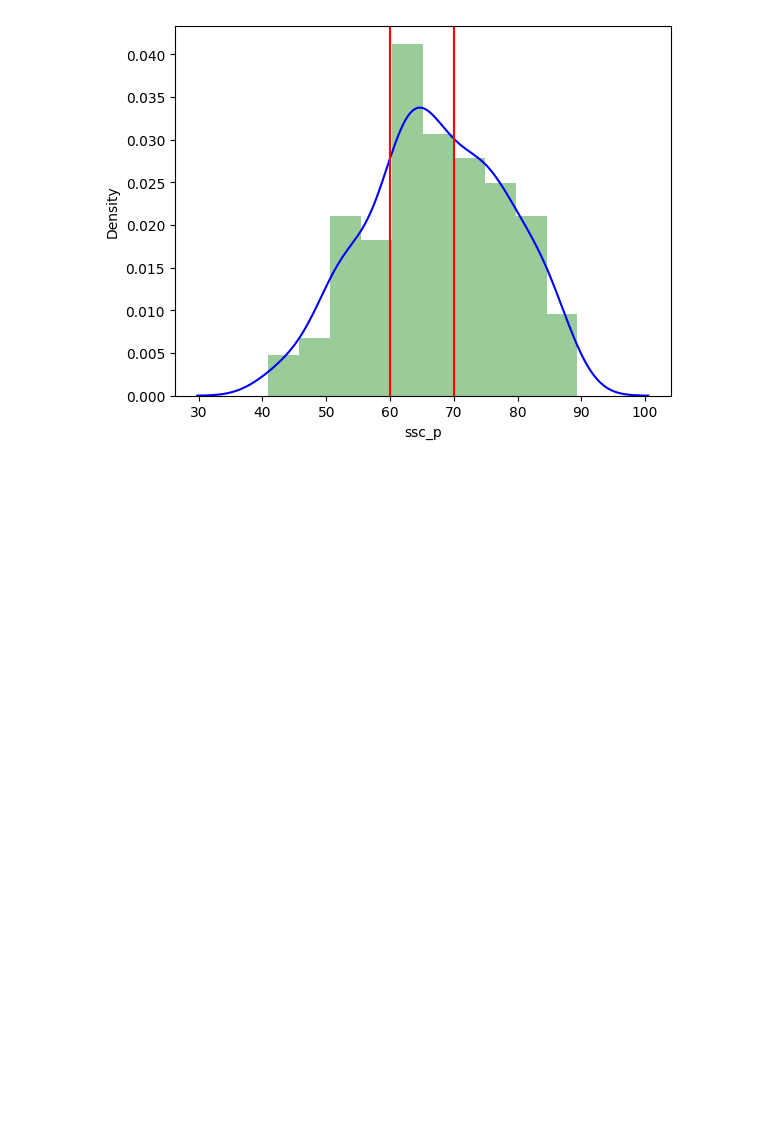
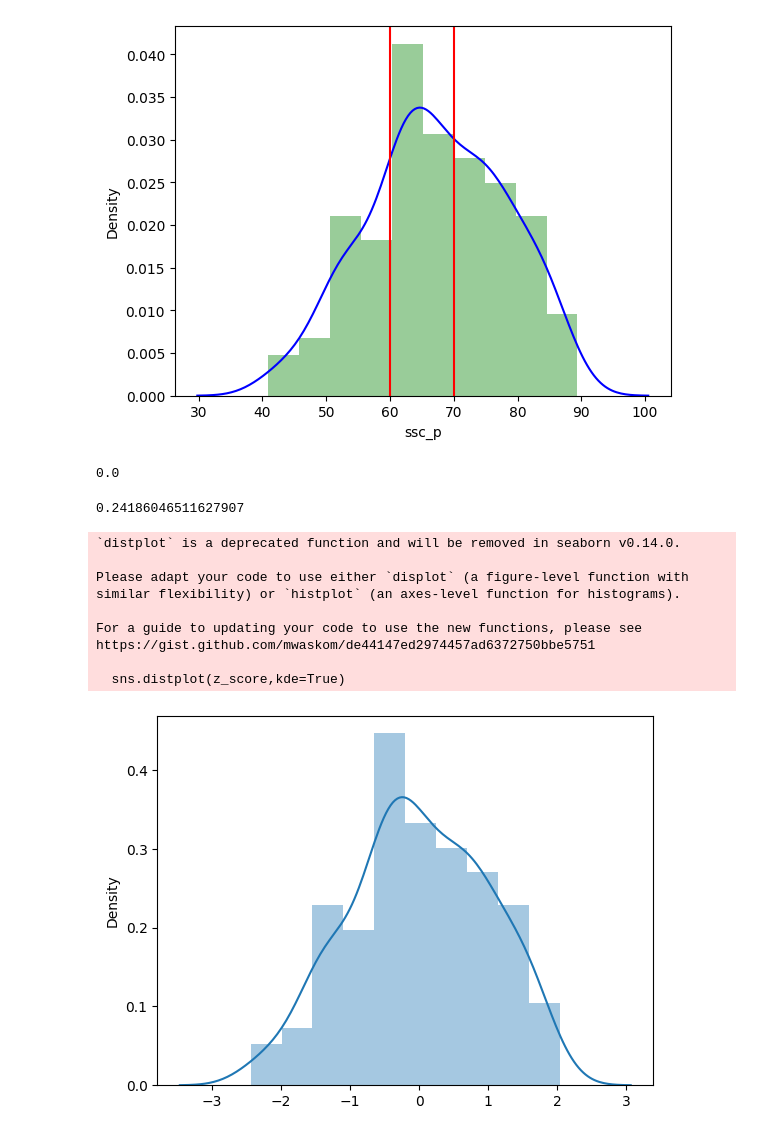
Before and after one commit to DeepikaBalachandran89/5.2.CENTRAL-TENDENCY-NORMAL-DISTRIBUTION, a Jupyter notebook: NORMAL DISTRIBUTION.ipynb, the cells around one changed output. Saved outputs shown, nothing was run; the diff lists cells and outputs as text; code cells hidden in the pictures; blank space fills up the shorter version.

```diff
--- a/NORMAL DISTRIBUTION.ipynb
+++ b/NORMAL DISTRIBUTION.ipynb
@@ -120,3 +120,15 @@ https://gist.github.com/mwaskom/de44147ed2974457ad6372750bbe5751
   ax = sns.distplot(dataset,kde=True,kde_kws={'color':'blue'},color='Green')
 0.029348806868826963
 [figure]
+# %%
+from statsmodels.distributions.empirical_distribution import ECDF
+ecdf = ECDF(dataset['ssc_p'])
+ecdf(40)   #40marks la no one take the marks
+# %% [output]
+0.0
+# %%
+from statsmodels.distributions.empirical_distribution import ECDF
+ecdf = ECDF(dataset['ssc_p'])
+ecdf(60)   #60 marks la  24% students took the marks
+# %% [output]
+0.24186046511627907
@@ -122,0 +137,25 @@ https://gist.github.com/mwaskom/de44147ed2974457ad6372750bbe5751
+# %%
+def stdNBgraph(dataset):
+        import seaborn as sns
+        mean=dataset.mean()
+        std=dataset.std()
+        values=[i for i in dataset]
+
+        z_score=[((j-mean)/std) for j in values]
+
+        sns.distplot(z_score,kde=True)
+
+        sum(z_score)/len(z_score)
+# %%
+stdNBgraph(dataset["ssc_p"])
+# %% [output]
+`distplot` is a deprecated function and will be removed in seaborn v0.14.0.
+
+Please adapt your code to use either `displot` (a figure-level function with
+similar flexibility) or `histplot` (an axes-level function for histograms).
+
+For a guide to updating your code to use the new functions, please see
+https://gist.github.com/mwaskom/de44147ed2974457ad6372750bbe5751
+
+  sns.distplot(z_score,kde=True)
+[figure, added]
```
Also changed, not shown: parts of 2 cells of this notebook.
